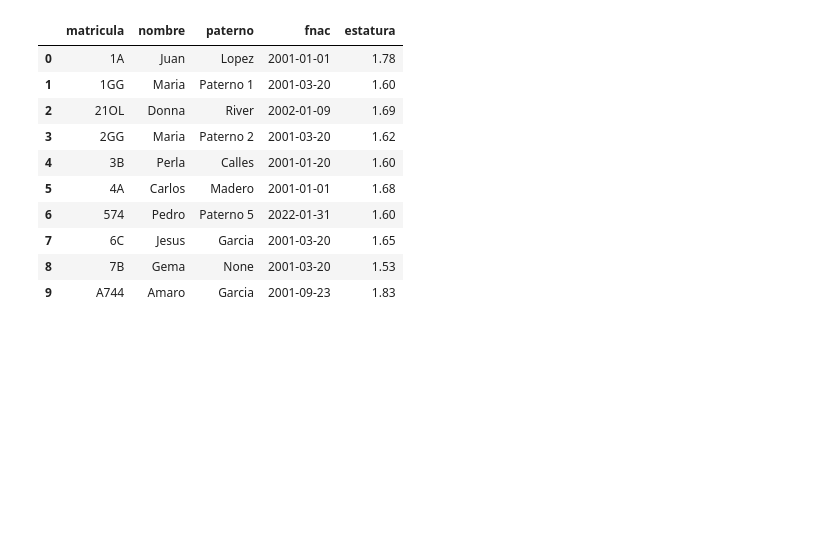
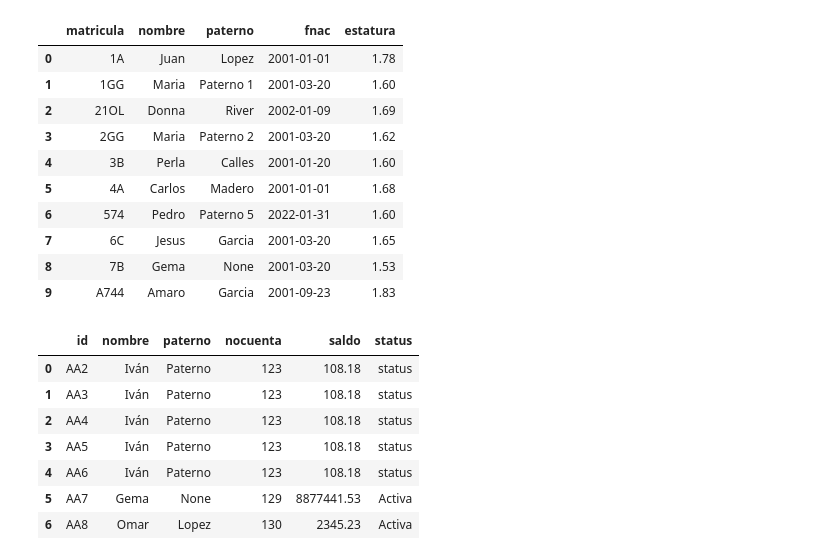
Before and after one commit to DanielCarmonaPhantom/Tratamiento-de-Datos-con-Python, a Jupyter notebook: Sesion-05/Sesion-05.ipynb, the cells around one changed output. Drawn from its saved outputs; the diff is of its cells as text; code cells hidden in the pictures; blank space fills up the shorter version.

```diff
--- a/Sesion-05/Sesion-05.ipynb
+++ b/Sesion-05/Sesion-05.ipynb
@@ -200,3 +202,15 @@ df_mysql
 | 7 | 6C | Jesus | Garcia | 2001-03-20 | 1.65 |
 | 8 | 7B | Gema | None | 2001-03-20 | 1.53 |
 | 9 | A744 | Amaro | Garcia | 2001-09-23 | 1.83 |
+# %%
+df_mysql2 = pd.read_sql_table(table_name='Clientes', con=conn)
+df_mysql2
+# %% [output]
+|  | id | nombre | paterno | nocuenta | saldo | status |
+| 0 | AA2 | Iván | Paterno | 123 | 108.18 | status |
+| 1 | AA3 | Iván | Paterno | 123 | 108.18 | status |
+| 2 | AA4 | Iván | Paterno | 123 | 108.18 | status |
+| 3 | AA5 | Iván | Paterno | 123 | 108.18 | status |
+| 4 | AA6 | Iván | Paterno | 123 | 108.18 | status |
+| 5 | AA7 | Gema | None | 129 | 8877441.53 | Activa |
+| 6 | AA8 | Omar | Lopez | 130 | 2345.23 | Activa |
```
Also changed, not shown: parts of 2 cells of this notebook.
